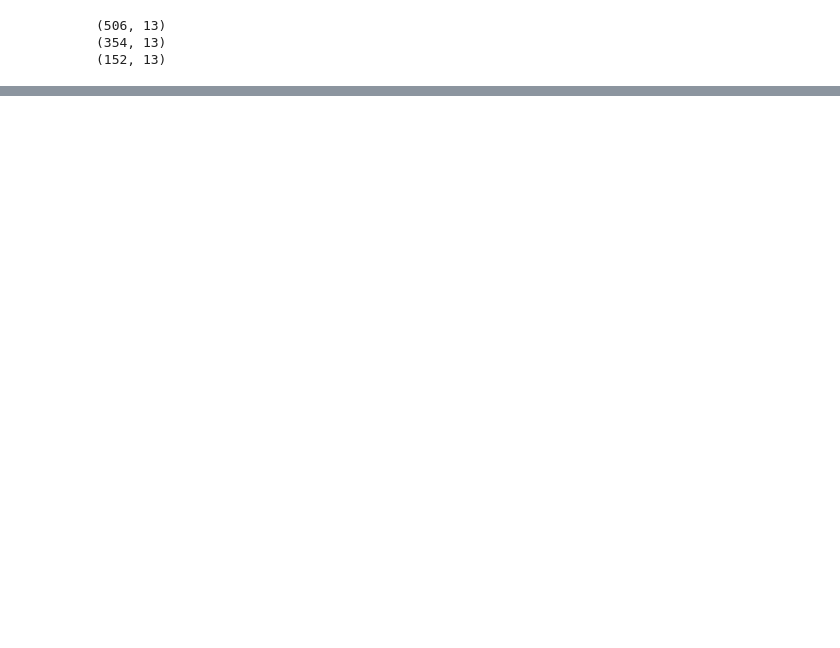
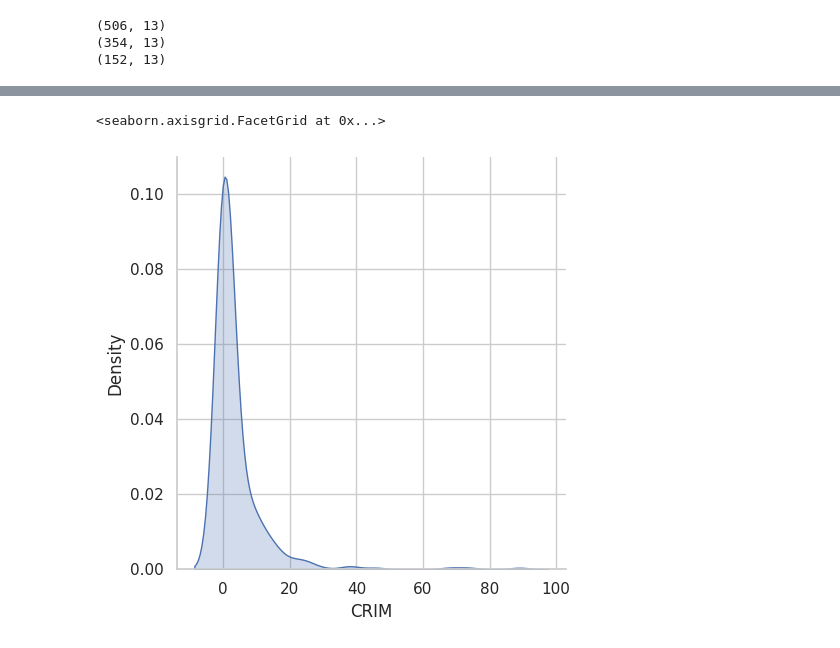
Before and after one commit to Delz1N/Especializacion-ML-DL-e-IA, a Jupyter notebook: ML,_DL_E_IA_DMC.ipynb, the cells around one changed output, grey strips where cells are left out. Saved outputs shown, nothing was run; the diff lists cells and outputs as text; code cells hidden in the pictures; blank space fills up the shorter version.

```diff
--- a/ML,_DL_E_IA_DMC.ipynb
+++ b/ML,_DL_E_IA_DMC.ipynb
@@ -1677,0 +1818,20 @@ pd.DataFrame({'features' : features,
+# %%
+# calculando los intervalos Z score
+
+univariante_II['min_zscore'] = univariante_II['mean'] - 3/univariante_II['std']
+univariante_II['max_zscore'] = univariante_II['mean'] + 3*univariante_II['std']
+# %%
+# tratamiento de outliers por Z SCORE - truncado de data
+
+for col in univariante_II.features.tolist():
+  desc = univariante_II.loc[univariante_II.features == col]
+  X_train[col + '_tzscore'] = X_train[col].apply(lambda x: desc.max_zscore.values[0] if x > desc.max_zscore.values[0]
+                                                 else desc.min_zscore.values[0] if x < desc.min_zscore.values[0]
+                                                 else x)
+# %%
+# visualizando la distribucion sin tratamiento
+
+sns.displot(X_train, x = 'CRIM', kind = 'kde', fill =True)
+# %% [output]
+<seaborn.axisgrid.FacetGrid at 0x...>
+[figure, added]
```
Also changed, not shown: parts of 31 cells of this notebook.
